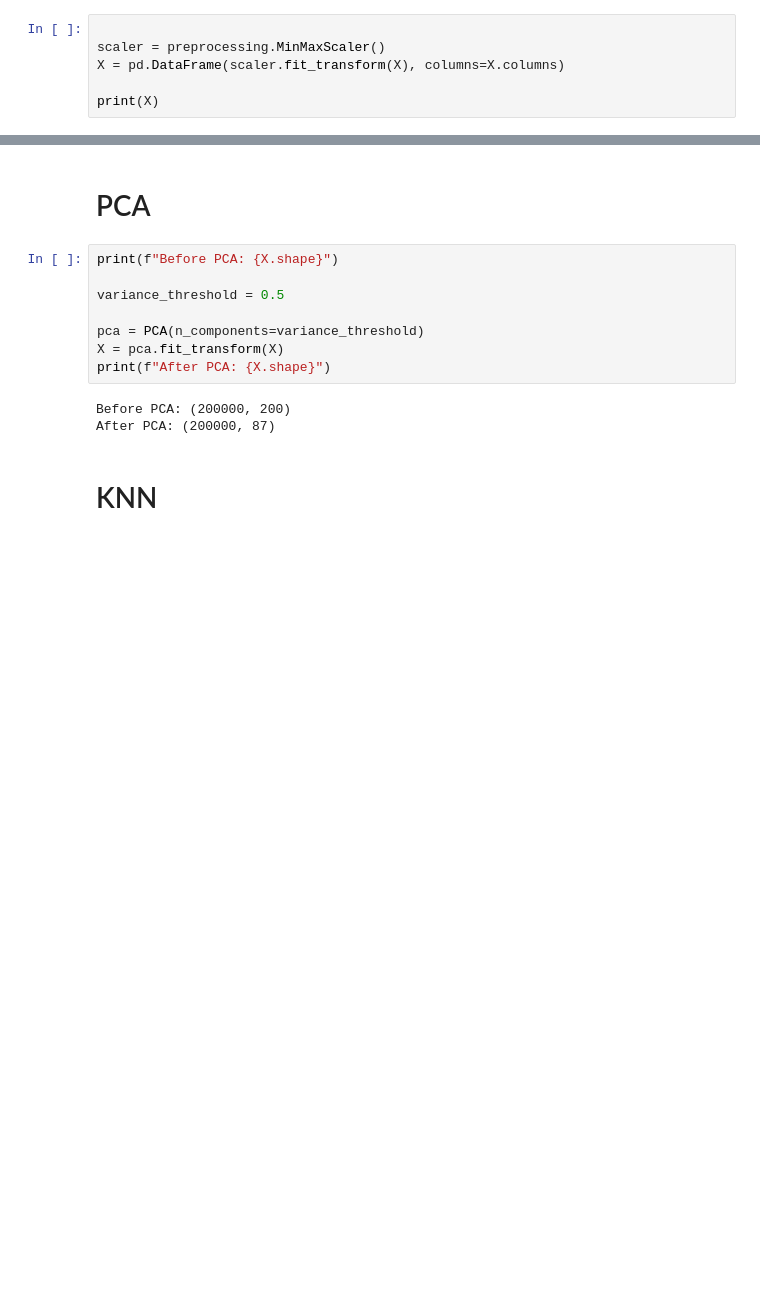
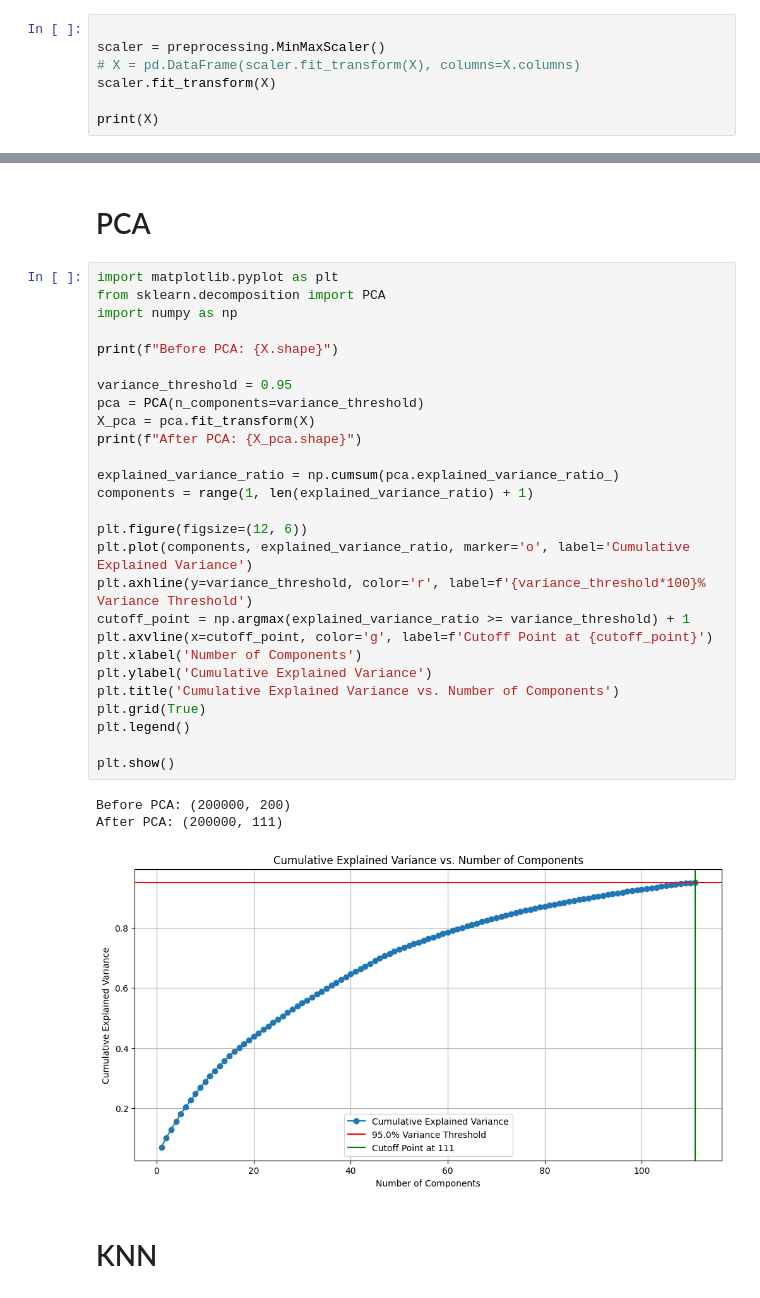
Before and after one commit to azizabousam1/Housing-Market-Analysis, a Jupyter notebook: customer-transaction-prediction.ipynb, the cells around one changed output, grey strips where cells are left out. Saved outputs shown, nothing was run; the diff lists cells and outputs as text; blank space fills up the shorter version.

```diff
--- a/customer-transaction-prediction.ipynb
+++ b/customer-transaction-prediction.ipynb
@@ -374,7 +383,8 @@ plt.show()
 # %%
 
 scaler = preprocessing.MinMaxScaler()
-X = pd.DataFrame(scaler.fit_transform(X), columns=X.columns)
+# X = pd.DataFrame(scaler.fit_transform(X), columns=X.columns)
+scaler.fit_transform(X)
 
 print(X)
 # %% [output]
@@ -397,17 +407,37 @@ print(X)
 [200000 rows x 200 columns]
 # %% [markdown]
 # PCA
-# %%
-print(f"Before PCA: {X.shape}")
-
-variance_threshold = 0.5
-
-pca = PCA(n_components=variance_threshold)
-X = pca.fit_transform(X)
-print(f"After PCA: {X.shape}")
-# %% [output]
-Before PCA: (200000, 200)
-After PCA: (200000, 87)
+# %%
+import matplotlib.pyplot as plt
+from sklearn.decomposition import PCA
+import numpy as np
+
+print(f"Before PCA: {X.shape}")
+
+variance_threshold = 0.95
+pca = PCA(n_components=variance_threshold)
+X_pca = pca.fit_transform(X)
+print(f"After PCA: {X_pca.shape}")
+
+explained_variance_ratio = np.cumsum(pca.explained_variance_ratio_)
+components = range(1, len(explained_variance_ratio) + 1)
+
+plt.figure(figsize=(12, 6))
+plt.plot(components, explained_variance_ratio, marker='o', label='Cumulative Explained Variance')
+plt.axhline(y=variance_threshold, color='r', label=f'{variance_threshold*100}% Variance Threshold')
+cutoff_point = np.argmax(explained_variance_ratio >= variance_threshold) + 1
+plt.axvline(x=cutoff_point, color='g', label=f'Cutoff Point at {cutoff_point}')
+plt.xlabel('Number of Components')
+plt.ylabel('Cumulative Explained Variance')
+plt.title('Cumulative Explained Variance vs. Number of Components')
+plt.grid(True)
+plt.legend()
+
+plt.show()
+# %% [output]
+Before PCA: (200000, 200)
+After PCA: (200000, 111)
+[figure, added]
 # %% [markdown]
 # KNN
 # %% [markdown]
```
Also changed, not shown: parts of 19 cells of this notebook.
